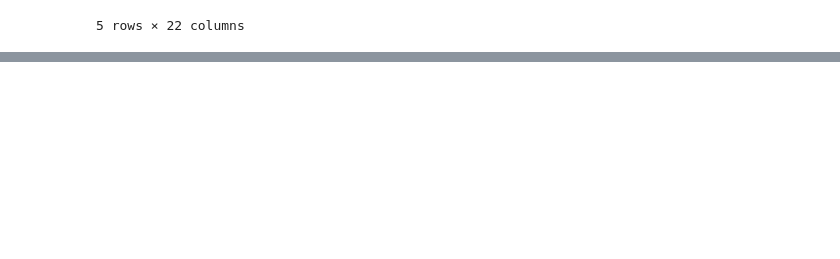
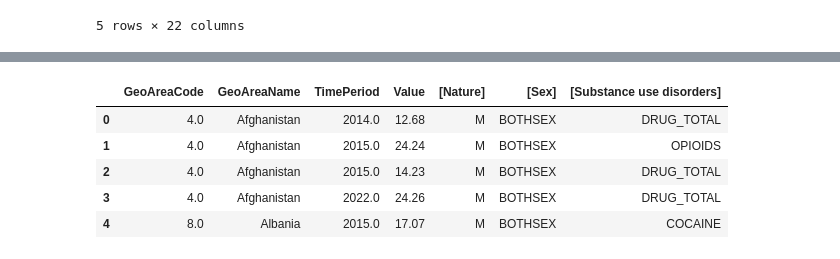
Before and after one commit to Sarkis55/UHC-and-Population-Health-Outcomes-Analysis-SDG-3-, a Jupyter notebook: UHC_and_Population_Health_Outcomes_Analysis.ipynb, the cells around one changed output, grey strips where cells are left out. Drawn from its saved outputs; the diff is of its cells as text; code cells hidden in the pictures; blank space fills up the shorter version.

```diff
--- a/UHC_and_Population_Health_Outcomes_Analysis.ipynb
+++ b/UHC_and_Population_Health_Outcomes_Analysis.ipynb
@@ -463,8 +467,8 @@ Because substance use treatment can vary wildly, this indicator covers several t
 This metric is the primary tool for monitoring progress toward SDG Target 3.5, which aims to "strengthen the prevention and treatment of substance abuse, including narcotic drug abuse and harmful use of alcohol."
 # %%
 #Creating a Dataframe for SDG 3.5.1, Coverage of Treatment Interventions for Substance Use Disorders.
-TreatDrug_df = pd.read_csv("SH_SUD_TREAT.csv")
-TreatDrug_df.head()
+Treatment_df = pd.read_csv("SH_SUD_TREAT.csv")
+Treatment_df.head()
 # %% [output]
 |  | Goal | Target | Indicator | SeriesCode | SeriesDescription | GeoAreaCode | GeoAreaName | TimePeriod | ... |
 | 0 | 3.0 | 3.5 | 3.5.1 | SH_SUD_TREAT | Coverage of treatment interventio... | 4.0 | Afghanistan | 2014.0 | ... |
@@ -475,0 +518,9 @@ TreatDrug_df.head()
+# %%
+Treatment_df.head()
+# %% [output]
+|  | GeoAreaCode | GeoAreaName | TimePeriod | Value | [Nature] | [Sex] | [Substance use disorders] |
+| 0 | 4.0 | Afghanistan | 2014.0 | 12.68 | M | BOTHSEX | DRUG_TOTAL |
+| 1 | 4.0 | Afghanistan | 2015.0 | 24.24 | M | BOTHSEX | OPIOIDS |
+| 2 | 4.0 | Afghanistan | 2015.0 | 14.23 | M | BOTHSEX | DRUG_TOTAL |
+| 3 | 4.0 | Afghanistan | 2022.0 | 24.26 | M | BOTHSEX | DRUG_TOTAL |
+| 4 | 8.0 | Albania | 2015.0 | 17.07 | M | BOTHSEX | COCAINE |
```
Also changed, not shown: parts of 12 cells of this notebook.
